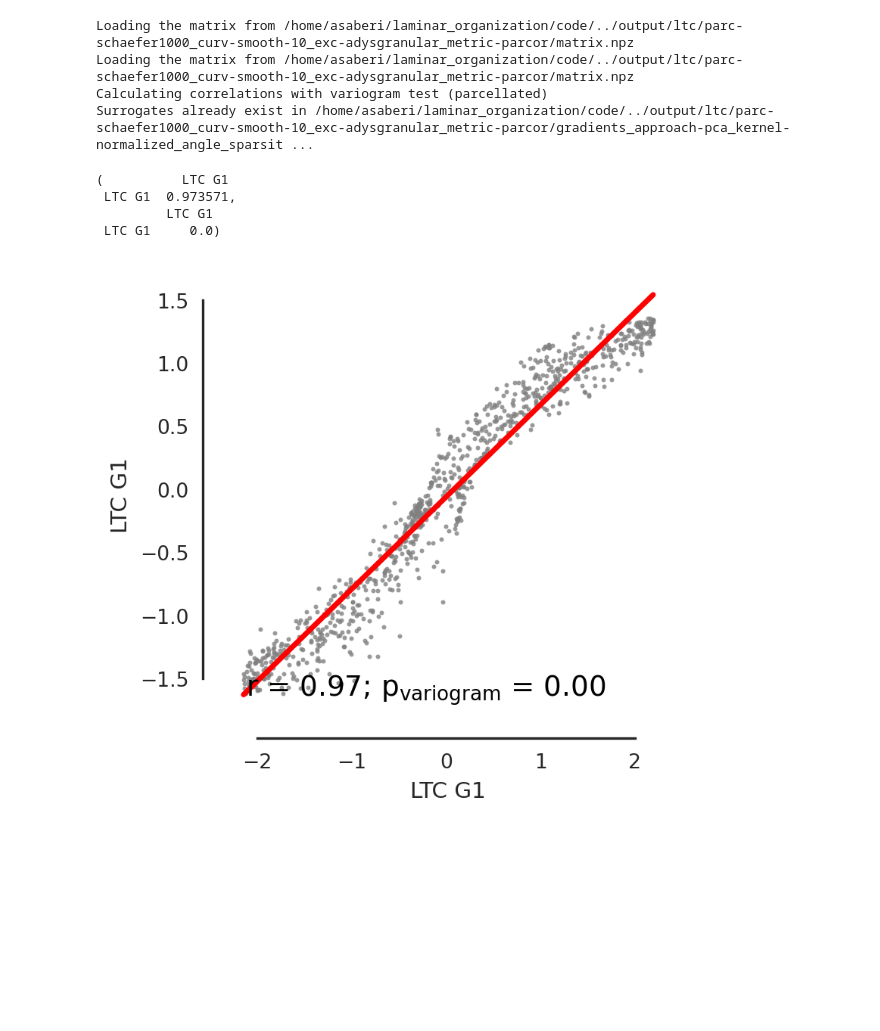
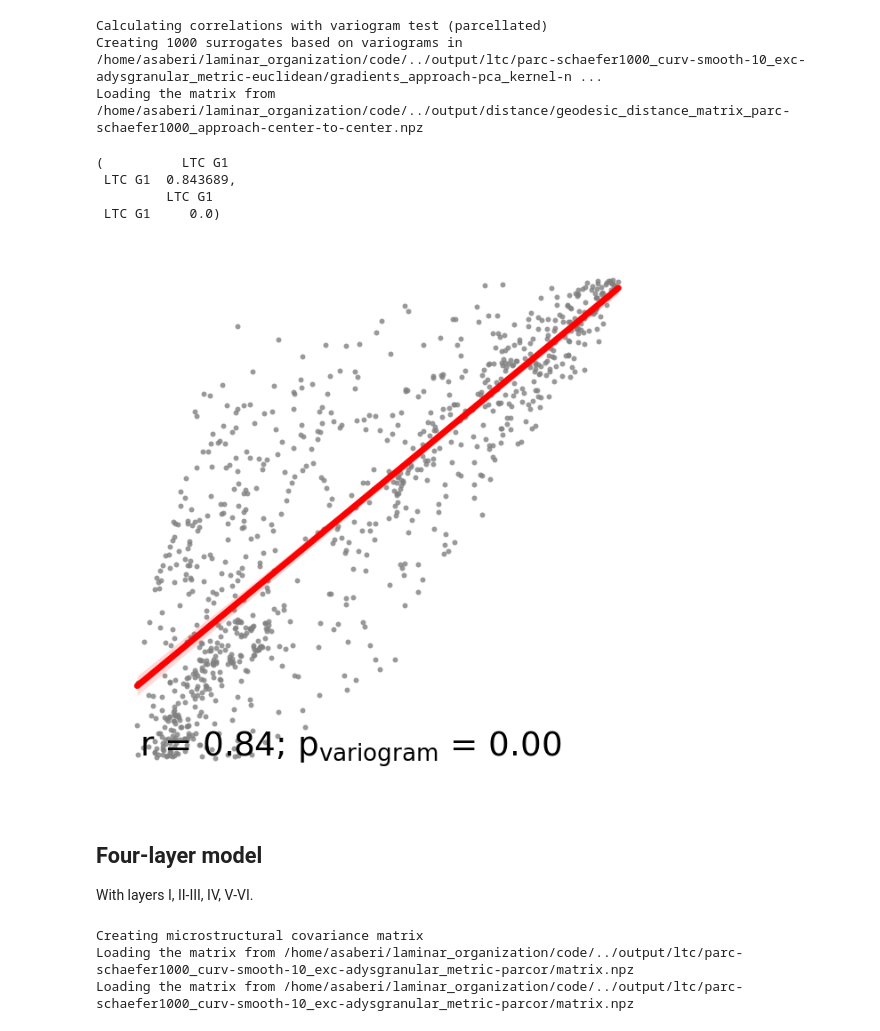
Before and after one commit to amnsbr/laminar_organization, a Jupyter notebook: code/figures/Fig_S06.ipynb, the cells around one changed output. Saved outputs shown, nothing was run; the diff lists cells and outputs as text; code cells hidden in the pictures; blank space fills up the shorter version.

```diff
--- a/code/figures/Fig_S06.ipynb
+++ b/code/figures/Fig_S06.ipynb
@@ -21,5 +13,0 @@ Loading the matrix from /home/asaberi/laminar_organization/code/../output/distan
-# %%
-ltc = matrices.MicrostructuralCovarianceMatrix('thickness', 'schaefer1000')
-sns.set_style('white')
-r2, p = gd.regress_out(ltc, spin_test=True, return_r2=True)
-print(f'R2 = {r2}, p = {p}')
@@ -45,0 +14,2 @@ helpers.plot_surface(helpers.deparcellate(ltcg_gd_reg_out.parcellated_data['LTC
+# %%
+default_ltcg = surfaces.MicrostructuralCovarianceGradients(matrices.MicrostructuralCovarianceMatrix('thickness', similarity_metric='euclidean'))
@@ -45,0 +24,3 @@ helpers.plot_surface(helpers.deparcellate(ltcg_gd_reg_out.parcellated_data['LTC
+# %%
+three_layer_ltc = matrices.MicrostructuralCovarianceMatrix('thickness', merge_layers=[[0,1,2], [3], [4,5]], similarity_metric='euclidean')
+three_layer_ltcg = surfaces.MicrostructuralCovarianceGradients(three_layer_ltc)
@@ -46,13 +35,22 @@ helpers.plot_surface(helpers.deparcellate(ltcg_gd_reg_out.parcellated_data['LTC
 # %%
-ltcg = surfaces.MicrostructuralCovarianceGradients(matrices.MicrostructuralCovarianceMatrix('thickness', 'schaefer1000'))
-ltcg.correlate(ltcg_gd_reg_out, n_perm=1000, x_columns=['LTC G1'], y_columns=['LTC G1'], axis_off=False)
+default_ltcg.correlate(three_layer_ltcg, x_columns=['LTC G1'], y_columns=['LTC G1'], axis_off=True)
 # %% [output]
-Loading the matrix from /home/asaberi/laminar_organization/code/../output/ltc/parc-schaefer1000_curv-smooth-10_exc-adysgranular_metric-parcor/matrix.npz
-Loading the matrix from /home/asaberi/laminar_organization/code/../output/ltc/parc-schaefer1000_curv-smooth-10_exc-adysgranular_metric-parcor/matrix.npz
 Calculating correlations with variogram test (parcellated)
-Surrogates already exist in /home/asaberi/laminar_organization/code/../output/ltc/parc-schaefer1000_curv-smooth-10_exc-adysgranular_metric-parcor/gradients_approach-pca_kernel-normalized_angle_sparsit ...
+Creating 1000 surrogates based on variograms in /home/asaberi/laminar_organization/code/../output/ltc/parc-schaefer1000_curv-smooth-10_exc-adysgranular_metric-euclidean/gradients_approach-pca_kernel-n ...
+Loading the matrix from /home/asaberi/laminar_organization/code/../output/distance/geodesic_distance_matrix_parc-schaefer1000_approach-center-to-center.npz
 (          LTC G1
- LTC G1  0.973571,
+ LTC G1  0.843689,
          LTC G1
  LTC G1     0.0)
-[figure, old version]
+[figure, new version]
+# %% [markdown]
+## Four-layer model
+
+With layers I, II-III, IV, V-VI.
+# %%
+four_layer_ltc = matrices.MicrostructuralCovarianceMatrix('thickness', merge_layers=[[0],[1,2], [3], [4,5]], similarity_metric='euclidean')
+four_layer_ltcg = surfaces.MicrostructuralCovarianceGradients(four_layer_ltc)
+# %% [output]
+Creating microstructural covariance matrix
+Loading the matrix from /home/asaberi/laminar_organization/code/../output/ltc/parc-schaefer1000_curv-smooth-10_exc-adysgranular_metric-parcor/matrix.npz
+Loading the matrix from /home/asaberi/laminar_organization/code/../output/ltc/parc-schaefer1000_curv-smooth-10_exc-adysgranular_metric-parcor/matrix.npz
```
Also changed, not shown: parts of 16 cells of this notebook, 2 other files.
